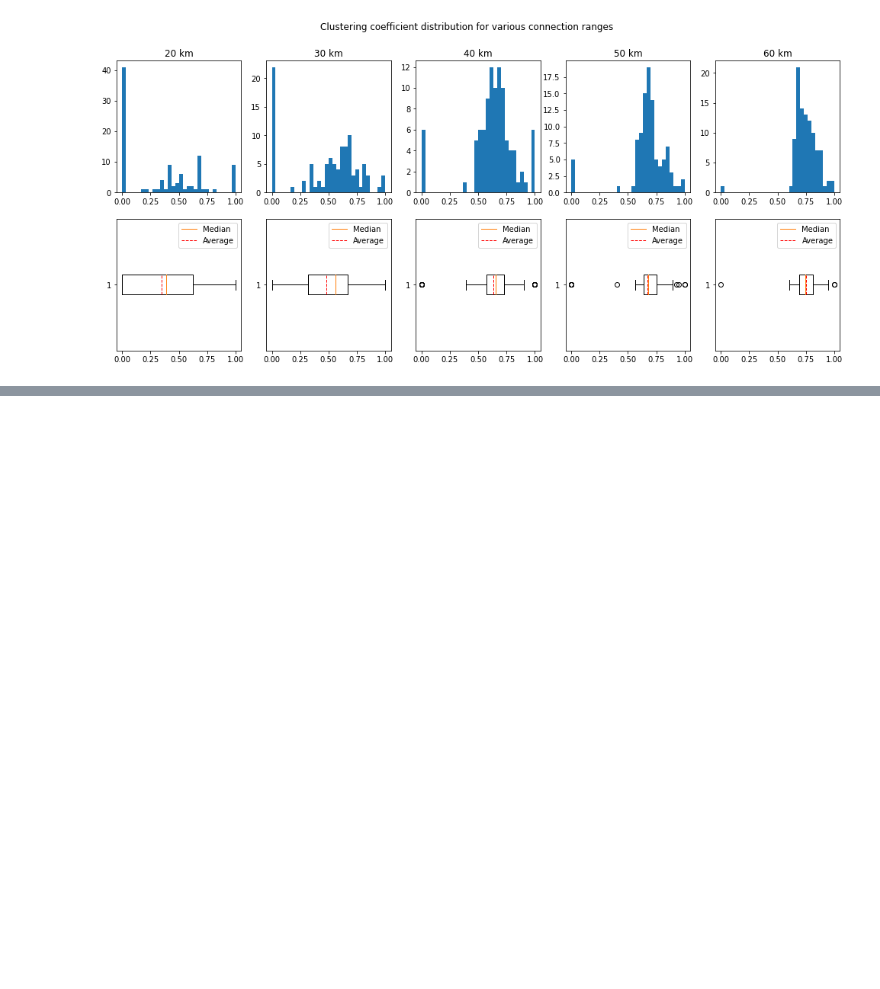
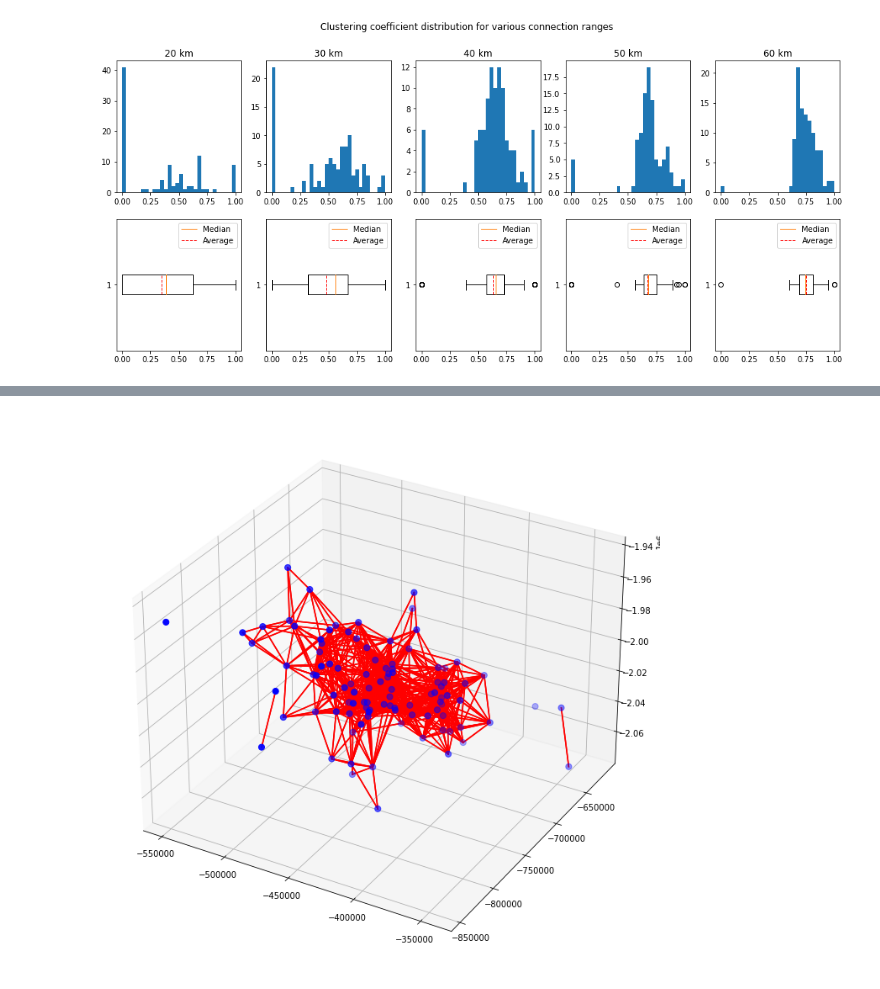
Before and after one commit to eakopyan/SwarmPy_Simulator, a Jupyter notebook: src/swarm_characterization.ipynb, the cells around one changed output, grey strips where cells are left out. Saved outputs shown, nothing was run; the diff lists cells and outputs as text; code cells hidden in the pictures; blank space fills up the shorter version.

```diff
--- a/src/swarm_characterization.ipynb
+++ b/src/swarm_characterization.ipynb
@@ -497,0 +583,4 @@ ax[1][4].legend([bp['medians'][0], bp['means'][0]], ['Median', 'Average'])
+# %%
+swarm_40.plot_edges()
+# %% [output]
+[figure, added]
```
Also changed, not shown: parts of 7 cells of this notebook, 1 other file.
